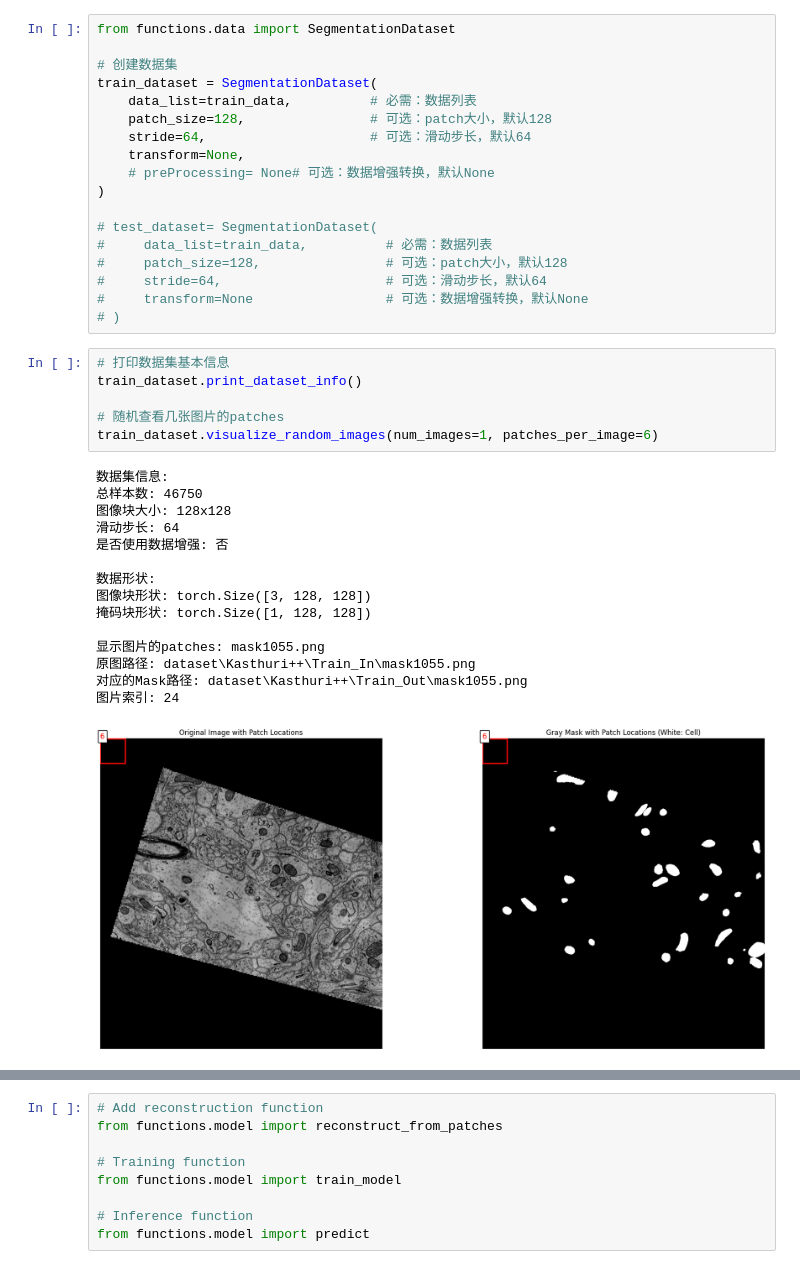
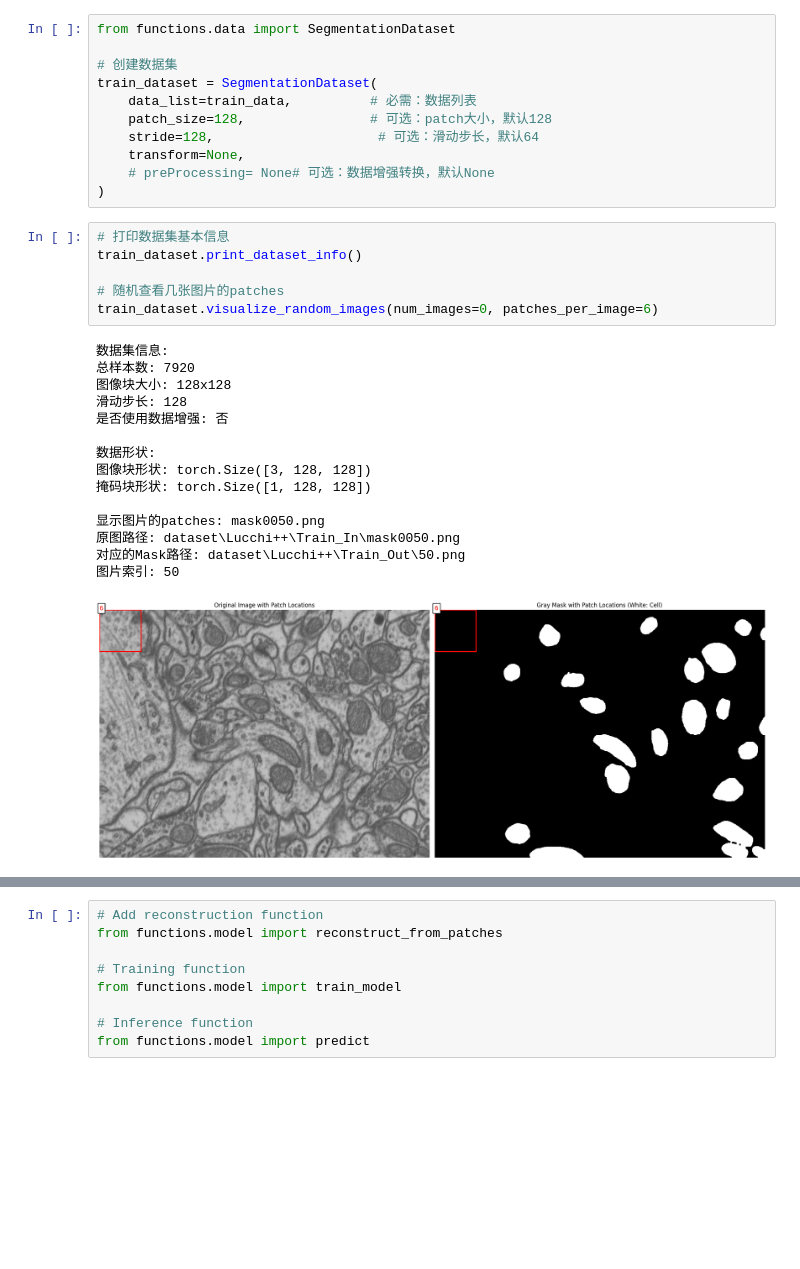
Before and after one commit to tom-choi/sam2, a Jupyter notebook: Unet_Train_try copy.ipynb, the cells around one changed output, grey strips where cells are left out. Cells and saved outputs as stored; diff of their text form; blank space fills up the shorter version.

```diff
--- a/Unet_Train_try copy.ipynb
+++ b/Unet_Train_try copy.ipynb
@@ -73,36 +55,29 @@ from functions.data import SegmentationDataset
 train_dataset = SegmentationDataset(
     data_list=train_data,          # 必需：数据列表
     patch_size=128,                # 可选：patch大小，默认128
-    stride=64,                     # 可选：滑动步长，默认64
+    stride=128,                     # 可选：滑动步长，默认64
     transform=None,
     # preProcessing= None# 可选：数据增强转换，默认None
 )
-
-# test_dataset= SegmentationDataset(
-#     data_list=train_data,          # 必需：数据列表
-#     patch_size=128,                # 可选：patch大小，默认128
-#     stride=64,                     # 可选：滑动步长，默认64
-#     transform=None                 # 可选：数据增强转换，默认None
-# )
 # %%
 # 打印数据集基本信息
 train_dataset.print_dataset_info()
 
 # 随机查看几张图片的patches
-train_dataset.visualize_random_images(num_images=1, patches_per_image=6)
+train_dataset.visualize_random_images(num_images=0, patches_per_image=6)
 # %% [output]
 数据集信息:
-总样本数: 46750
+总样本数: 7920
 图像块大小: 128x128
-滑动步长: 64
+滑动步长: 128
 是否使用数据增强: 否
 
 数据形状:
 图像块形状: torch.Size([3, 128, 128])
 掩码块形状: torch.Size([1, 128, 128])
 
-显示图片的patches: mask1055.png
-原图路径: dataset\Kasthuri++\Train_In\mask1055.png
-对应的Mask路径: dataset\Kasthuri++\Train_Out\mask1055.png
-图片索引: 24
+显示图片的patches: mask0050.png
+原图路径: dataset\Lucchi++\Train_In\mask0050.png
+对应的Mask路径: dataset\Lucchi++\Train_Out\50.png
+图片索引: 50
-[figure, old version]
+[figure, new version]
```
Also changed, not shown: parts of 7 cells of this notebook, 6 other files.
